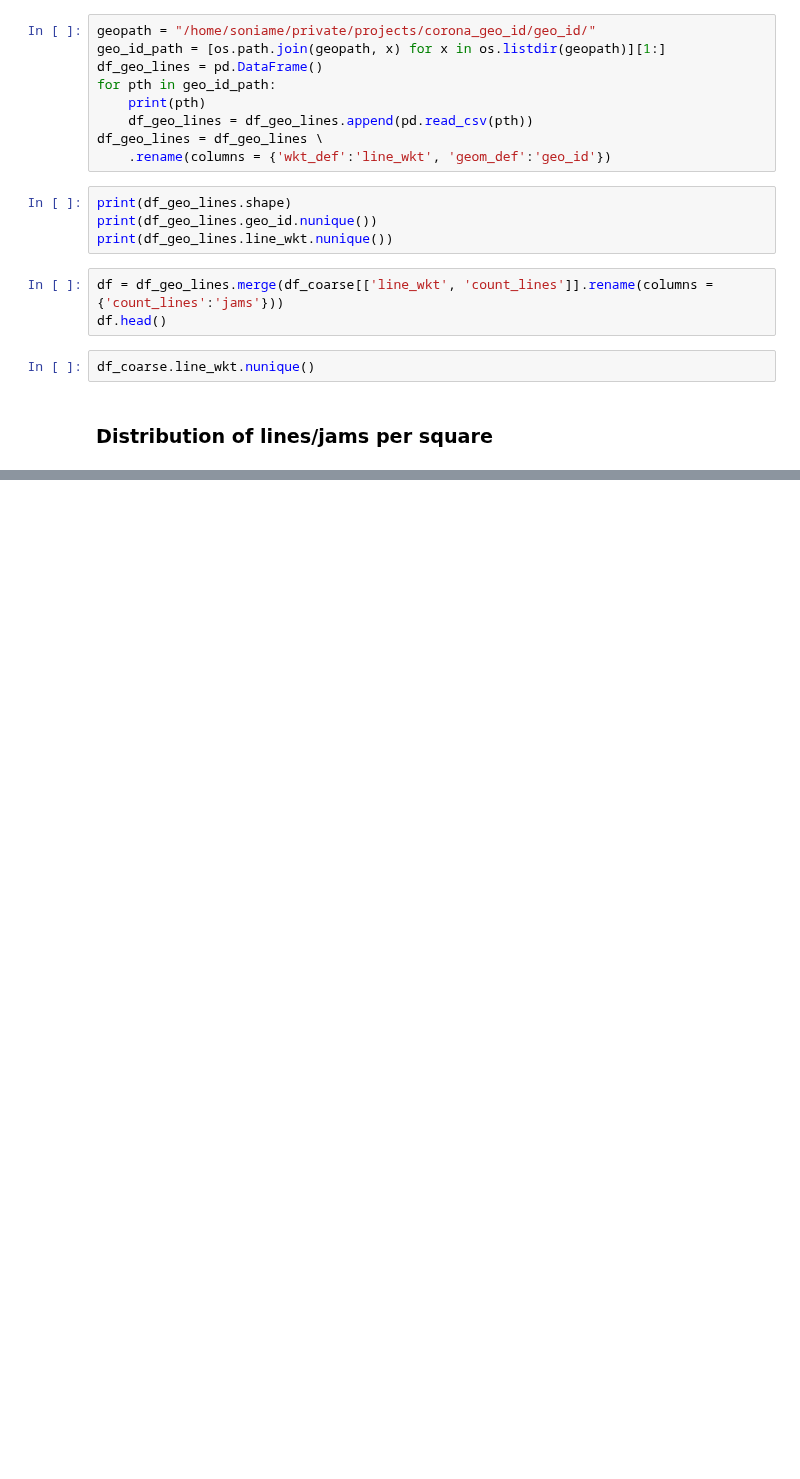
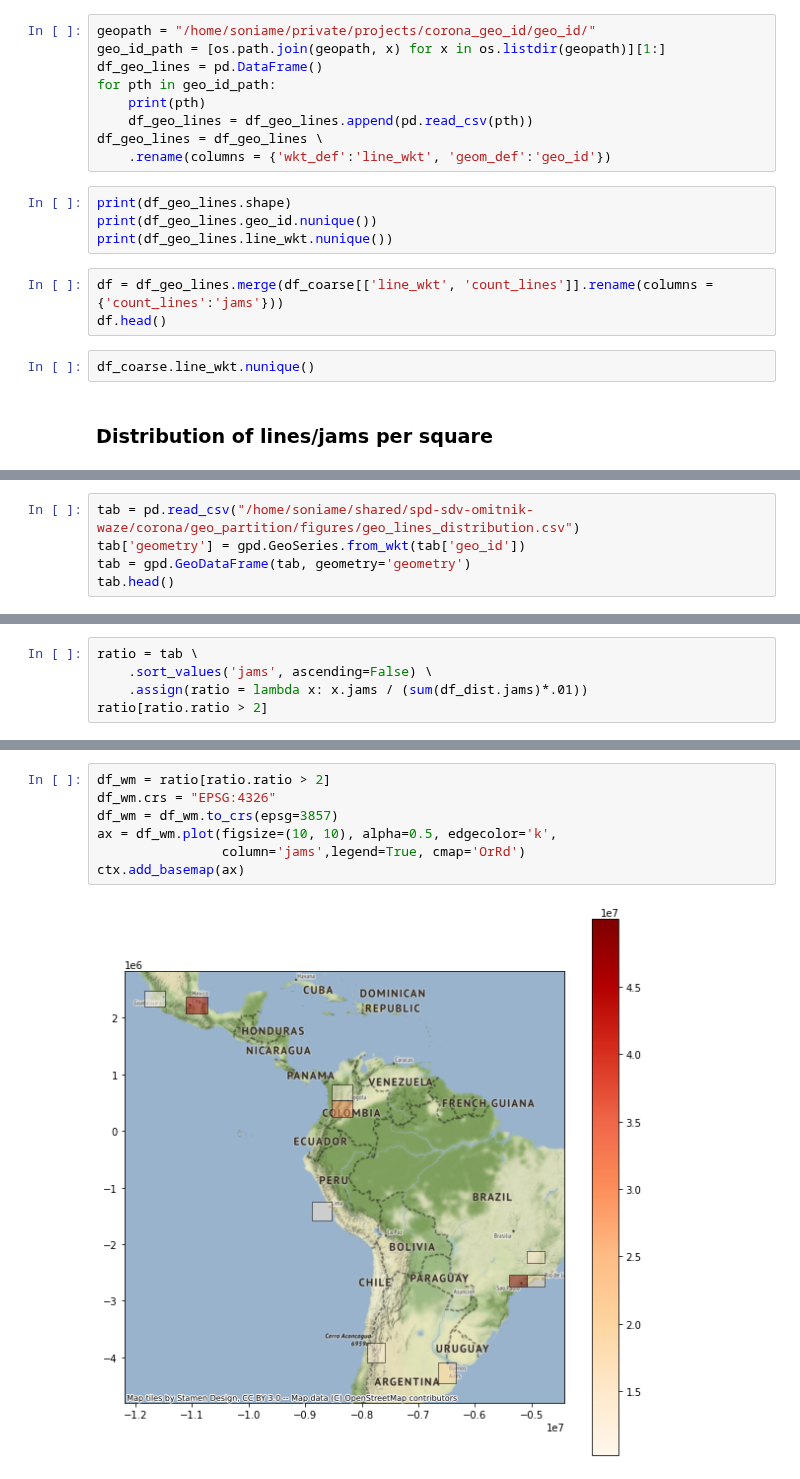
Before and after one commit to EL-BID/IDB-IDB-Invest-Coronavirus-Impact-Dashboard, a Jupyter notebook: notebooks/katana_bounds.ipynb, the cells around one changed output, grey strips where cells are left out. Cells and saved outputs as stored; diff of their text form; blank space fills up the shorter version.

```diff
--- a/notebooks/katana_bounds.ipynb
+++ b/notebooks/katana_bounds.ipynb
@@ -435,0 +455,5 @@ for _, r in df.iterrows():
+# %%
+tab = pd.read_csv("/home/soniame/shared/spd-sdv-omitnik-waze/corona/geo_partition/figures/geo_lines_distribution.csv")
+tab['geometry'] = gpd.GeoSeries.from_wkt(tab['geo_id'])
+tab = gpd.GeoDataFrame(tab, geometry='geometry')
+tab.head()
@@ -435,0 +467,5 @@ for _, r in df.iterrows():
+# %%
+ratio = tab \
+    .sort_values('jams', ascending=False) \
+    .assign(ratio = lambda x: x.jams / (sum(df_dist.jams)*.01))
+ratio[ratio.ratio > 2]
@@ -435,0 +484,9 @@ for _, r in df.iterrows():
+# %%
+df_wm = ratio[ratio.ratio > 2]
+df_wm.crs = "EPSG:4326"
+df_wm = df_wm.to_crs(epsg=3857)
+ax = df_wm.plot(figsize=(10, 10), alpha=0.5, edgecolor='k',
+                column='jams',legend=True, cmap='OrRd')
+ctx.add_basemap(ax)
+# %% [output]
+[figure, added]
```
Also changed, not shown: parts of 24 cells of this notebook, 5 other files.
